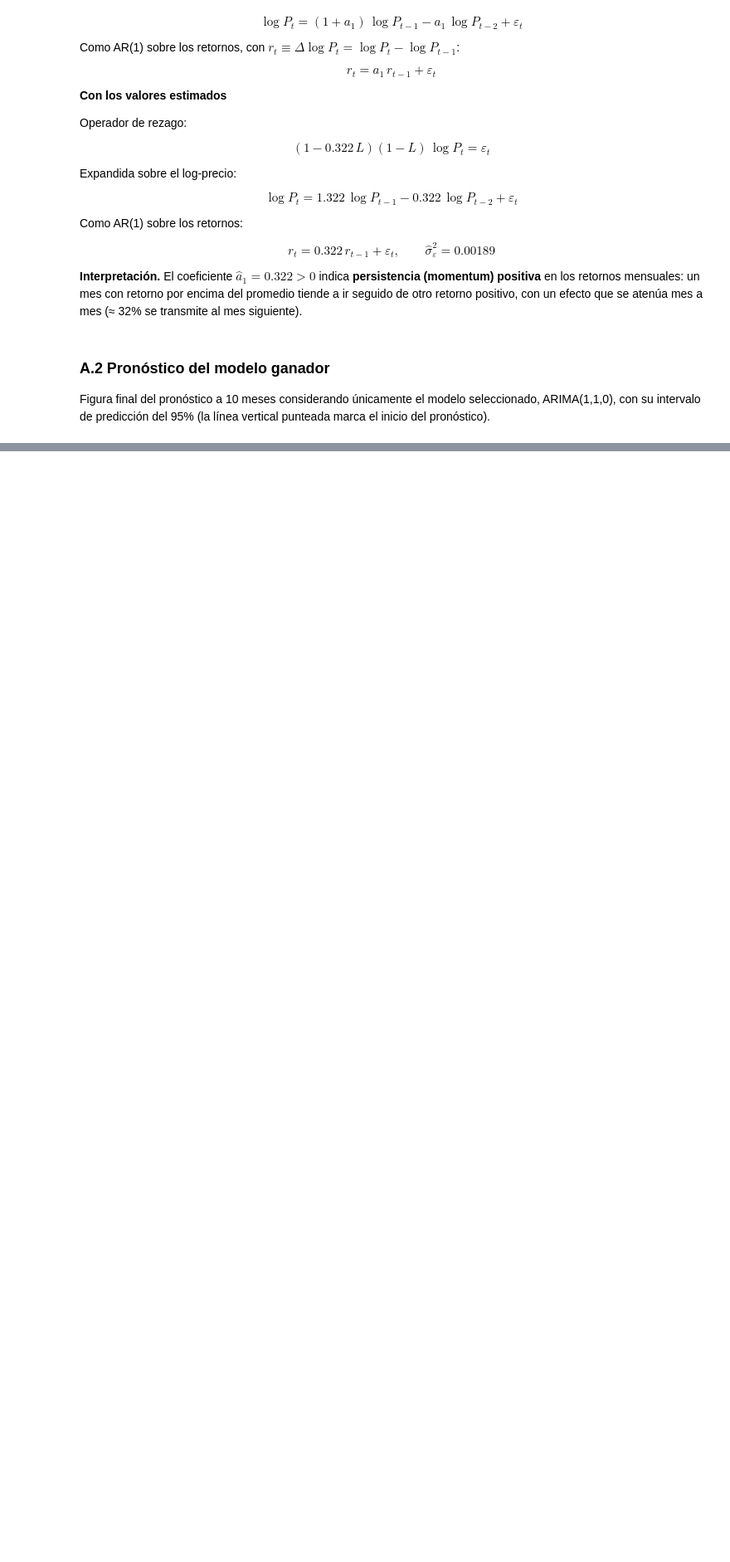
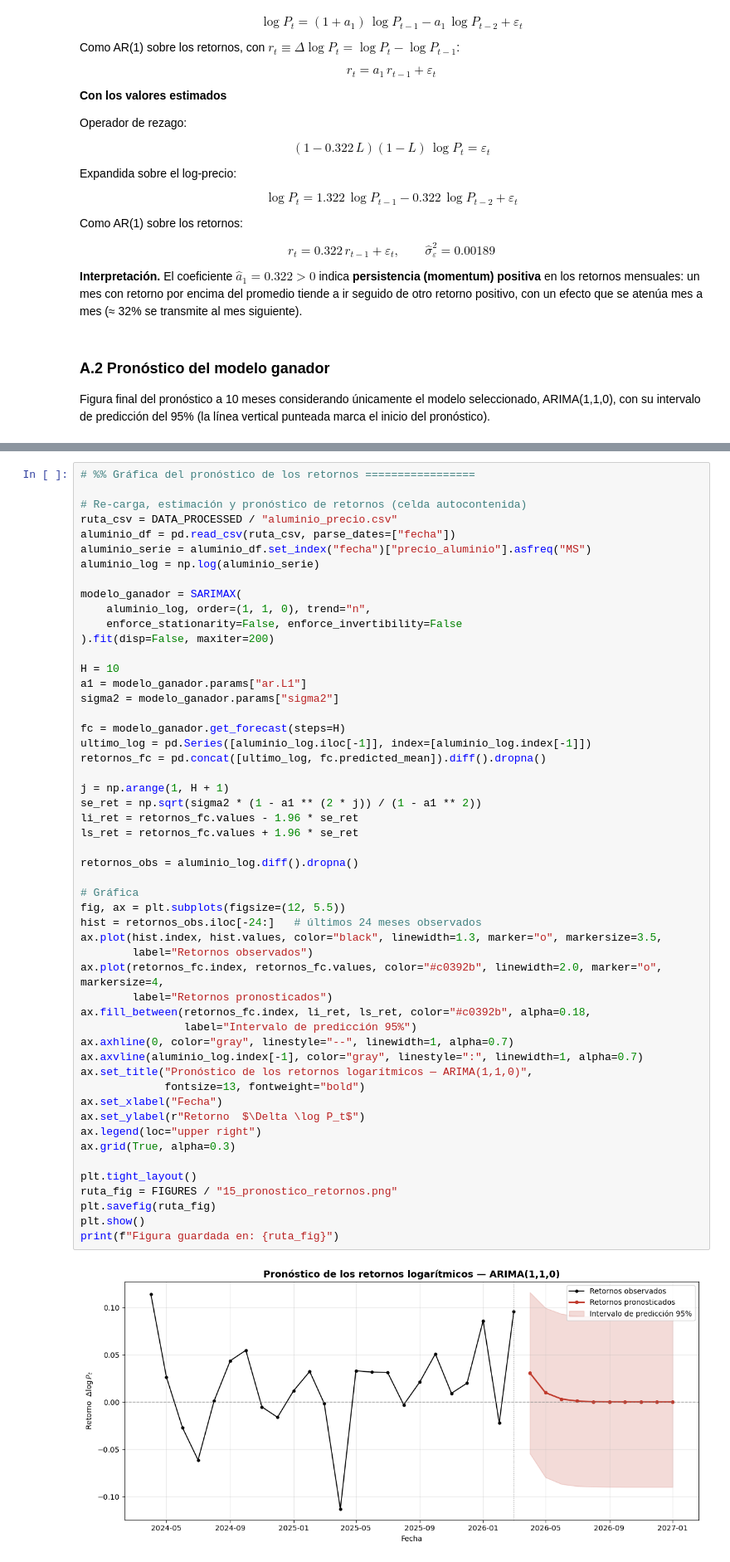
Before and after one commit to dilantovar/poster, a Jupyter notebook: notebooks/01_box_jenkins_aluminium.ipynb, the cells around one changed output, grey strips where cells are left out. Shown at 83% size. Saved outputs shown, nothing was run; the diff lists cells and outputs as text; blank space fills up the shorter version.

```diff
--- a/notebooks/01_box_jenkins_aluminium.ipynb
+++ b/notebooks/01_box_jenkins_aluminium.ipynb
@@ -1771,0 +1853,54 @@ Figura guardada en: c:\postergrupo_mds\poster\outputs\figures\14_pronostico_gana
+# %%
+# %% Gráfica del pronóstico de los retornos =================
+
+# Re-carga, estimación y pronóstico de retornos (celda autocontenida)
+ruta_csv = DATA_PROCESSED / "aluminio_precio.csv"
+aluminio_df = pd.read_csv(ruta_csv, parse_dates=["fecha"])
+aluminio_serie = aluminio_df.set_index("fecha")["precio_aluminio"].asfreq("MS")
+aluminio_log = np.log(aluminio_serie)
+
+modelo_ganador = SARIMAX(
+    aluminio_log, order=(1, 1, 0), trend="n",
+    enforce_stationarity=False, enforce_invertibility=False
+).fit(disp=False, maxiter=200)
+
+H = 10
+a1 = modelo_ganador.params["ar.L1"]
+sigma2 = modelo_ganador.params["sigma2"]
+
+fc = modelo_ganador.get_forecast(steps=H)
+ultimo_log = pd.Series([aluminio_log.iloc[-1]], index=[aluminio_log.index[-1]])
+retornos_fc = pd.concat([ultimo_log, fc.predicted_mean]).diff().dropna()
+
+j = np.arange(1, H + 1)
+se_ret = np.sqrt(sigma2 * (1 - a1 ** (2 * j)) / (1 - a1 ** 2))
+li_ret = retornos_fc.values - 1.96 * se_ret
+ls_ret = retornos_fc.values + 1.96 * se_ret
+
+retornos_obs = aluminio_log.diff().dropna()
+
+# Gráfica
+fig, ax = plt.subplots(figsize=(12, 5.5))
+hist = retornos_obs.iloc[-24:]   # últimos 24 meses observados
+ax.plot(hist.index, hist.values, color="black", linewidth=1.3, marker="o", markersize=3.5,
+        label="Retornos observados")
+ax.plot(retornos_fc.index, retornos_fc.values, color="#c0392b", linewidth=2.0, marker="o", markersize=4,
+        label="Retornos pronosticados")
+ax.fill_between(retornos_fc.index, li_ret, ls_ret, color="#c0392b", alpha=0.18,
+                label="Intervalo de predicción 95%")
+ax.axhline(0, color="gray", linestyle="--", linewidth=1, alpha=0.7)
+ax.axvline(aluminio_log.index[-1], color="gray", linestyle=":", linewidth=1, alpha=0.7)
+ax.set_title("Pronóstico de los retornos logarítmicos — ARIMA(1,1,0)",
+             fontsize=13, fontweight="bold")
+ax.set_xlabel("Fecha")
+ax.set_ylabel(r"Retorno  $\Delta \log P_t$")
+ax.legend(loc="upper right")
+ax.grid(True, alpha=0.3)
+
+plt.tight_layout()
+ruta_fig = FIGURES / "15_pronostico_retornos.png"
+plt.savefig(ruta_fig)
+plt.show()
+print(f"Figura guardada en: {ruta_fig}")
+# %% [output]
+[figure, added]
```
Also changed, not shown: parts of 24 cells of this notebook, 16 other files.
